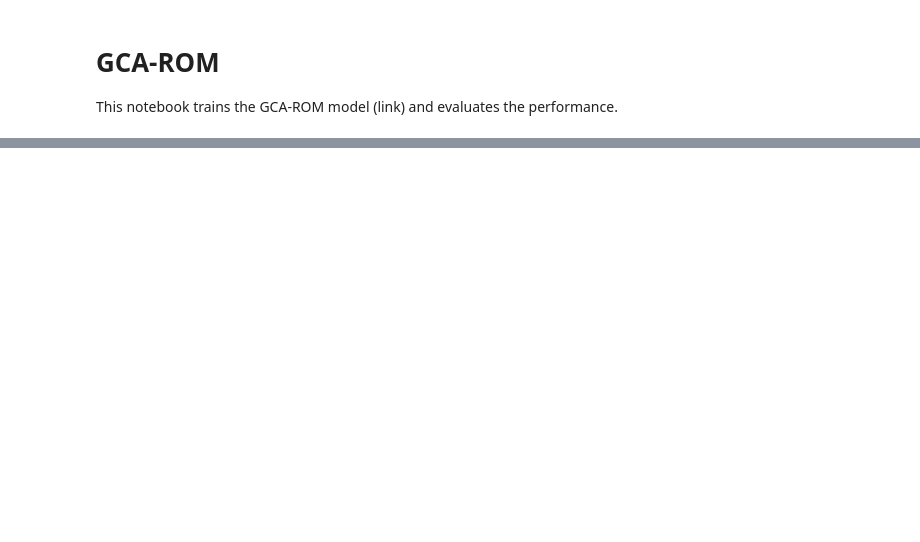
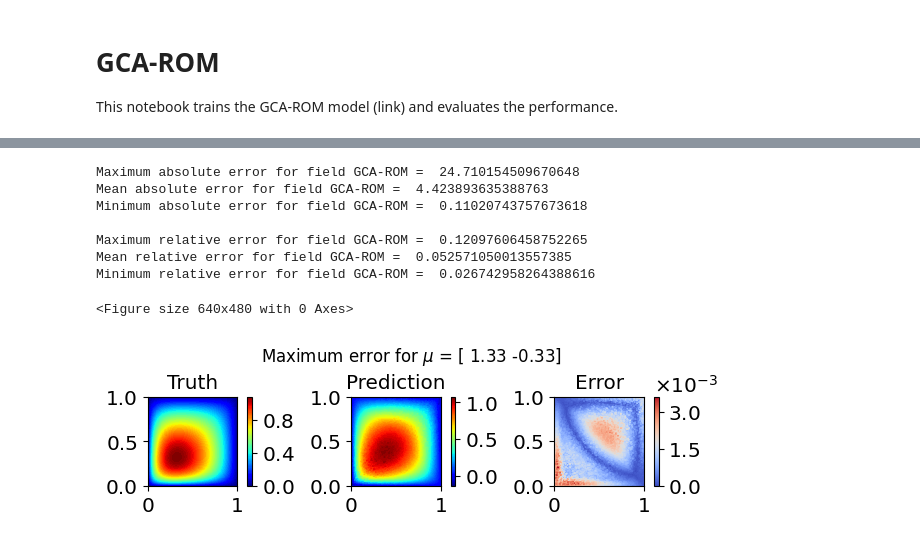
Before and after one commit to Oisin-M/GFN, a Jupyter notebook: advection/gca_rom.ipynb, the cells around one changed output, grey strips where cells are left out. Saved outputs shown, nothing was run; the diff lists cells and outputs as text; code cells hidden in the pictures; blank space fills up the shorter version.

```diff
--- a/advection/gca_rom.ipynb
+++ b/advection/gca_rom.ipynb
@@ -71,0 +105,18 @@ error.save_error(error_abs, norm, HyperParams, vars)
+# %%
+results_test, _, _ = testing.evaluate(VAR_test, model, val_loader, params, HyperParams, test_trajectories)
+
+error_abs, norm = error.compute_error(results_test, VAR_test, scaler_test, HyperParams)
+error.print_error(error_abs, norm, vars)
+error.save_error(error_abs, norm, HyperParams, vars)
+
+plotting.plot_comparison_fields(results, VAR_all, scaler_all, HyperParams, dataset, xyz, params)
+# %% [output]
+Maximum absolute error for field GCA-ROM =  24.710154509670648
+Mean absolute error for field GCA-ROM =  4.423893635388763
+Minimum absolute error for field GCA-ROM =  0.11020743757673618
+
+Maximum relative error for field GCA-ROM =  0.12097606458752265
+Mean relative error for field GCA-ROM =  0.052571050013557385
+Minimum relative error for field GCA-ROM =  0.026742958264388616
+<Figure size 640x480 with 0 Axes>
+[figure, added]
```
Also changed, not shown: parts of 7 cells of this notebook, 2 other files.
